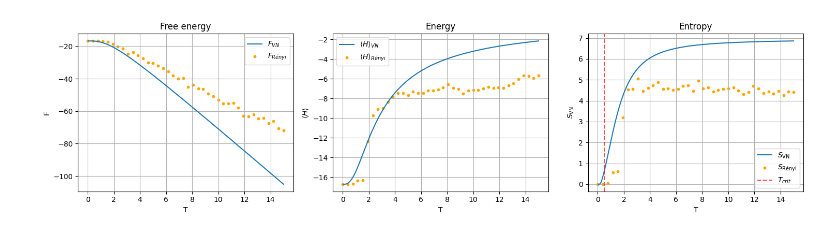
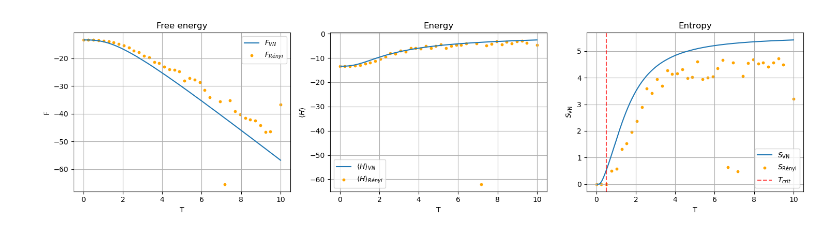
Before and after one commit to ismaelcastrouimp/TFM, a Jupyter notebook: Renyi_vs_canonical.ipynb, the cells around one changed output. Cells and saved outputs as stored; diff of their text form; code cells hidden in the pictures.

```diff
--- a/Renyi_vs_canonical.ipynb
+++ b/Renyi_vs_canonical.ipynb
@@ -4,8 +4,8 @@ import netket as nk
 import matplotlib.pyplot as plt
 import json
 # %%
-N = 10
-data_file = "results_N10_vs_T.txt"
+N = 8
+data_file = "data/results_N8_vs_T.txt"
 
 with open(data_file, "r") as f:
     data = json.load(f)
@@ -55,7 +55,7 @@ def canonical_ensemble(eigvals, eigvecs, T):
     return F, energy, S_VN
 
 # --- Barrido en temperatura ---
-temperatures = np.linspace(0.05, 15, 200)  # evitar T=0
+temperatures = np.linspace(0.05, 10, 200)  # evitar T=0
 
 F_list, E_list, S_list = [], [], []
 for T in temperatures:
@@ -66,31 +66,31 @@ for T in temperatures:
 
 F_arr = np.array(F_list)
 E_arr = np.array(E_list)
 S_arr = np.array(S_list)
 
 # --- Plot ---
 fig, axes = plt.subplots(1, 3, figsize=(15, 4))
 
 axes[0].plot(temperatures, F_arr, label=r'$F_{VN}$')
 axes[0].scatter(T_array, free_energy_results, color="orange", label=r'$F_{Rényi}$', s=10)
 axes[0].set_xlabel('T'); axes[0].set_ylabel('F')
 axes[0].set_title('Free energy')
 axes[0].legend(); axes[0].grid(True)
 
 axes[1].plot(temperatures, E_arr, label=r'$\langle H \rangle_{VN}$')
 axes[1].scatter(T_array, energy_results, color="orange", label=r'$\langle H \rangle_{Rényi}$', s=10)
 axes[1].set_xlabel('T'); axes[1].set_ylabel(r'$\langle H \rangle$')
 axes[1].set_title('Energy')
 axes[1].legend(); axes[1].grid(True)
 
 axes[2].plot(temperatures, S_arr, label=r'$S_\mathrm{VN}$')
 axes[2].scatter(T_array, entropy_results, color="orange", label=r'$S_\mathrm{Rényi}$', s=10)
 axes[2].set_xlabel('T'); axes[2].set_ylabel(r'$S_\mathrm{VN}$')
 axes[2].axvline(x=t_c, color='red', linestyle='--', alpha=0.7, label=r"$T_{crit}$")
 axes[2].set_title('Entropy')
 axes[2].legend(); axes[2].grid(True)
 
 plt.tight_layout()
 plt.show()
 # %% [output]
-[figure, old version]
+[figure, new version]
```
Also changed, not shown: 19 other files.
